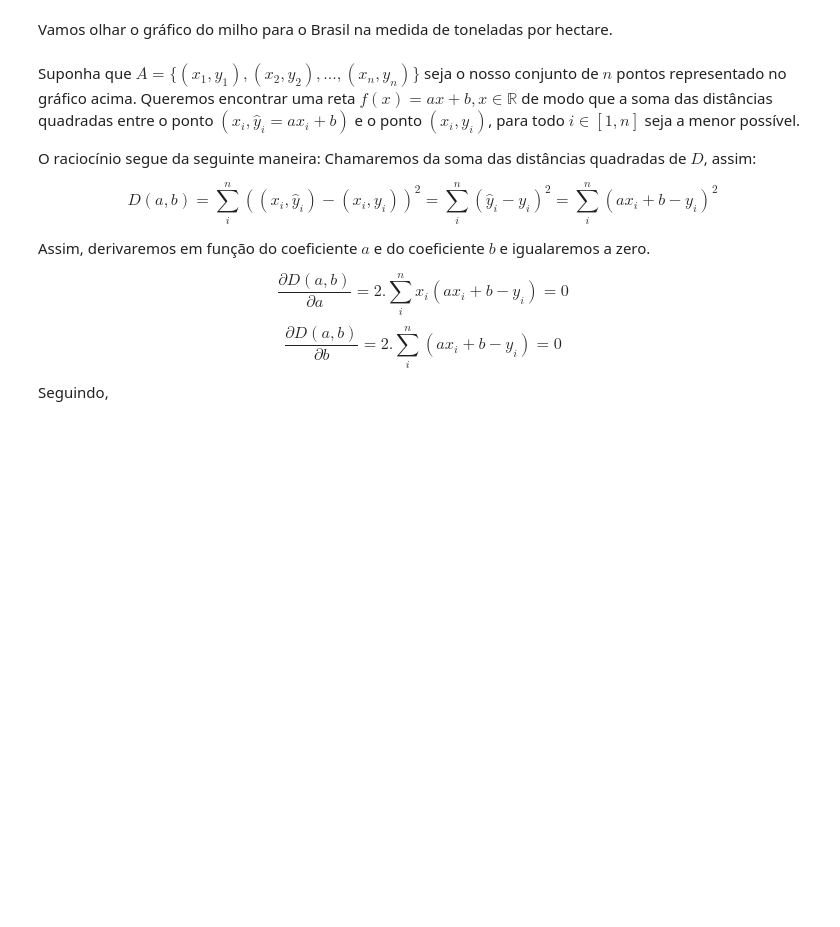
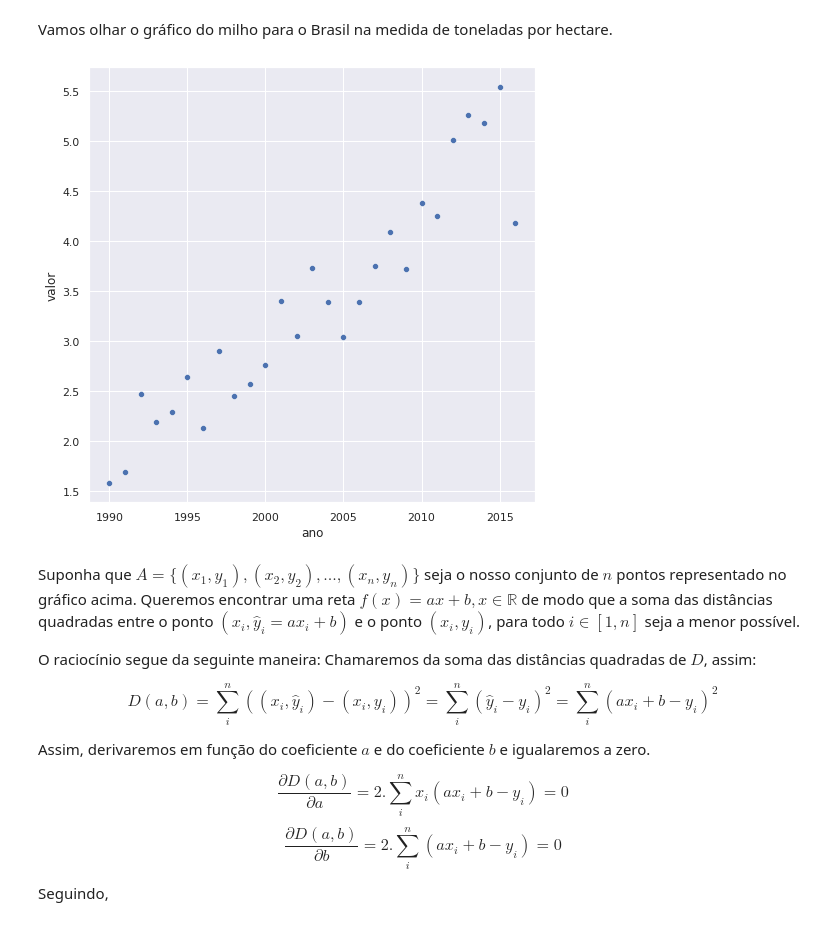
Before and after one commit to FilipeLima/Intro-Pandas, a Jupyter notebook: Workshop.ipynb, the cells around one changed output. Saved outputs shown, nothing was run; the diff lists cells and outputs as text; code cells hidden in the pictures; blank space fills up the shorter version.

```diff
--- a/Workshop.ipynb
+++ b/Workshop.ipynb
@@ -782,6 +1180,18 @@ Agora plotando o gráfico.
 ### O Método dos Mínimos Quadrados
 # %% [markdown]
 Vamos olhar o gráfico do milho para o Brasil na medida de toneladas por hectare.
+# %%
+medida='Toneladas por hectare'
+pais='Brasil'
+cereal='milho'
+brasilCereal=crop.query('pais==@pais & medida==@medida & ano<2017 & cereal==@cereal')
+
+plt.figure(figsize=(8,8))
+
+sns.scatterplot(x='ano',y='valor',data=brasilCereal)
+plt.show()
+# %% [output]
+[figure, added]
 # %% [markdown]
 Suponha que $A=\{(x_{1},y_{1}),(x_{2},y_{2}),...,(x_{n},y_{n})\}$ seja o nosso conjunto de $n$ pontos representado no gráfico acima. Queremos encontrar uma reta $f(x)=ax+b, x \in \mathbb{R}$ de modo que a soma das distâncias quadradas entre o ponto $(x_{i},\hat{y}_{i}=ax_{i}+b)$ e o ponto $(x_{i},y_{i})$, para todo $i \in [1,n]$ seja a menor possível.
 
```
Also changed, not shown: parts of 37 cells of this notebook.
